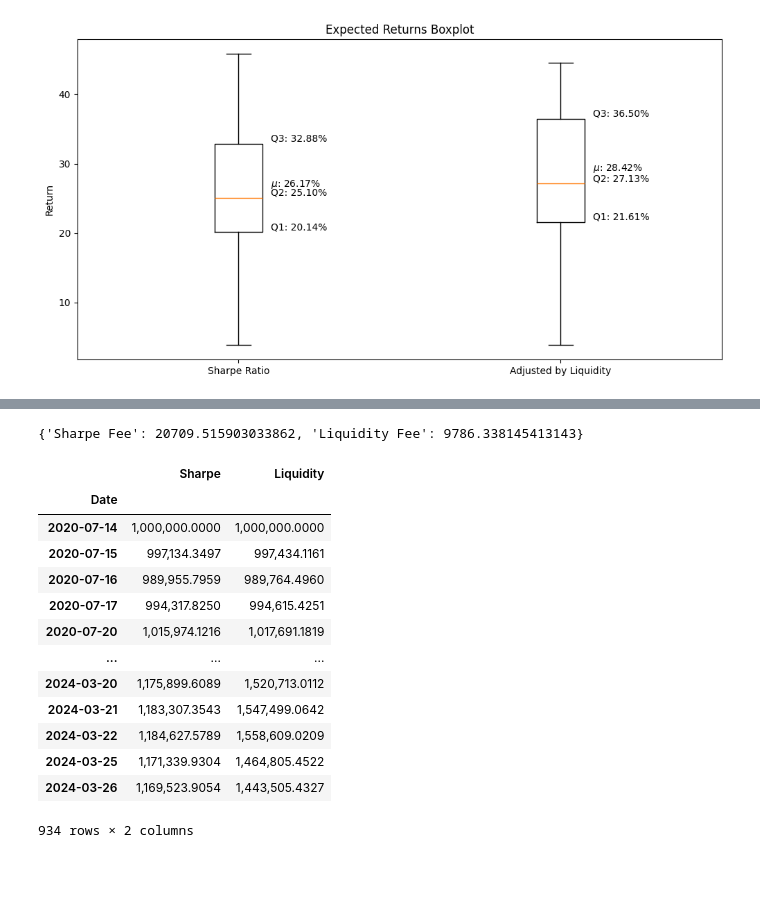
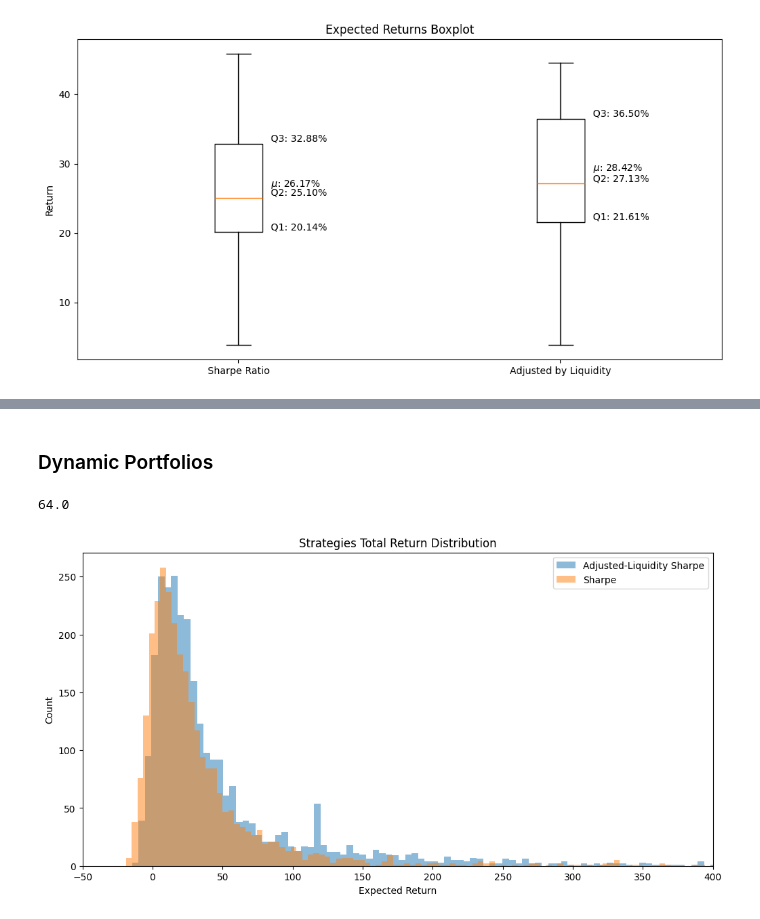
Before and after one commit to nicoglez/Sharpe-Ratio-AL, a Jupyter notebook: notebook.ipynb, the cells around one changed output, grey strips where cells are left out. Drawn from its saved outputs; the diff is of its cells as text; code cells hidden in the pictures; blank space fills up the shorter version.

Commit message:
dynamic results

```diff
--- a/notebook.ipynb
+++ b/notebook.ipynb
@@ -321,21 +185,10 @@ plot_backtesting(history)
-# %%
-fee
-# %% [output]
-{'Sharpe Fee': 20709.515903033862, 'Liquidity Fee': 9786.338145413143}
-# %%
-history
-# %% [output]
-|  | Sharpe | Liquidity |
-| Date |  |  |
-| 2020-07-14 | 1,000,000.0000 | 1,000,000.0000 |
-| 2020-07-15 | 997,134.3497 | 997,434.1161 |
-| 2020-07-16 | 989,955.7959 | 989,764.4960 |
-| 2020-07-17 | 994,317.8250 | 994,615.4251 |
-| 2020-07-20 | 1,015,974.1216 | 1,017,691.1819 |
-| ... | ... | ... |
-| 2024-03-20 | 1,175,899.6089 | 1,520,713.0112 |
-| 2024-03-21 | 1,183,307.3543 | 1,547,499.0642 |
-| 2024-03-22 | 1,184,627.5789 | 1,558,609.0209 |
-| 2024-03-25 | 1,171,339.9304 | 1,464,805.4522 |
-| 2024-03-26 | 1,169,523.9054 | 1,443,505.4327 |
-934 rows × 2 columns
+# %% [markdown]
+### Dynamic Portfolios
+# %%
+sum(results_rebalance['Adjusted by Liquidity']>results_rebalance['Sharpe Ratio'])/len(results_rebalance)*100
+# %% [output]
+64.0
+# %%
+plot_simulation_hist(results_rebalance*100)
+# %% [output]
+[figure, added]
```
Also changed, not shown: parts of 20 cells of this notebook.
